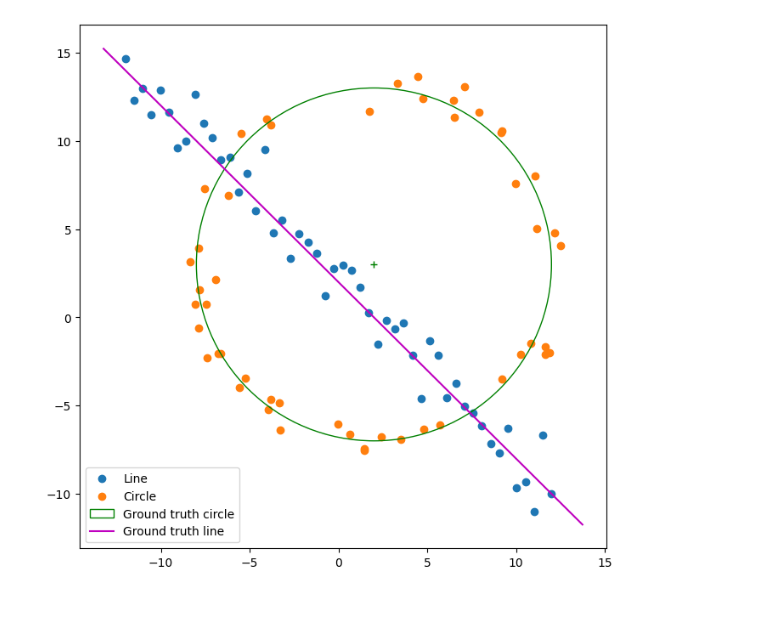
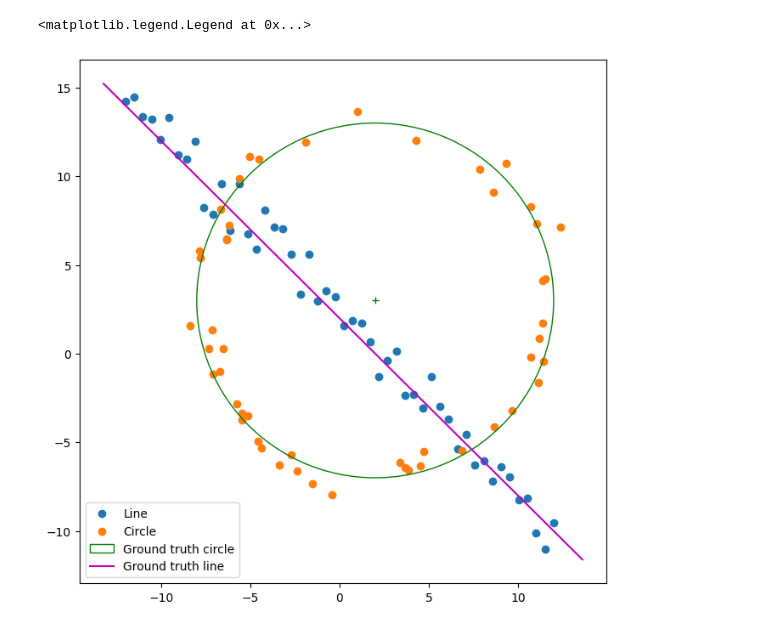
Before and after one commit to KavinduJ2001/Assignment_A02, a Jupyter notebook: Q02.ipynb, the cells around one changed output. Cells and saved outputs as stored; diff of their text form; code cells hidden in the pictures.

```diff
--- a/Q02.ipynb
+++ b/Q02.ipynb
@@ -24,44 +21,48 @@ Successfully installed tikzplotlib-0.10.1
 # %%
+from scipy.optimize import minimize
+from scipy import linalg
 import numpy as np
-from scipy import linalg
 import matplotlib.pyplot as plt
 import tikzplotlib
-import circle_fit as cf
+
+np.random.seed(0)
 
 N = 100
 half_n = N // 2
 r = 10
-x0_gt, y0_gt = 2, 3
+x0_gt, y0_gt = 2, 3  # Center of the circle
 s = r / 16
 
-t = np.random.uniform(0, 2 * np.pi, half_n)
+t = np.random.uniform(0, 2*np.pi, half_n)
 n = s * np.random.randn(half_n)
-x = x0_gt + (r + n) * np.cos(t)
-y = y0_gt + (r + n) * np.sin(t)
+x, y = x0_gt + (r + n) * np.cos(t), y0_gt + (r + n) * np.sin(t)
+
 X_circ = np.hstack((x.reshape(half_n, 1), y.reshape(half_n, 1)))
 
-s = 1.0
+s = 1.
 m, b = -1, 2
 x = np.linspace(-12, 12, half_n)
-y = m * x + b + s * np.random.randn(half_n)
+y = m*x + b + s * np.random.randn(half_n)
+
 X_line = np.hstack((x.reshape(half_n, 1), y.reshape(half_n, 1)))
 
 X = np.vstack((X_circ, X_line))
 
 fig, ax = plt.subplots(1, 1, figsize=(8, 8))
+
 ax.scatter(X_line[:, 0], X_line[:, 1], label='Line')
 ax.scatter(X_circ[:, 0], X_circ[:, 1], label='Circle')
 
 circle_gt = plt.Circle((x0_gt, y0_gt), r, color='g', fill=False, label='Ground truth circle')
 ax.add_patch(circle_gt)
-ax.plot(x0_gt, y0_gt, '+', color='g')
+ax.plot((x0_gt), (y0_gt), '+', color='g')
 
 x_min, x_max = ax.get_xlim()
 x_ = np.array([x_min, x_max])
 y_ = m * x_ + b
 plt.plot(x_, y_, color='m', label='Ground truth line')
 
 plt.legend()
-plt.show()
 # %% [output]
+<matplotlib.legend.Legend at 0x...>
-[figure, old version]
+[figure, new version]
```
Also changed, not shown: parts of 18 cells of this notebook.
